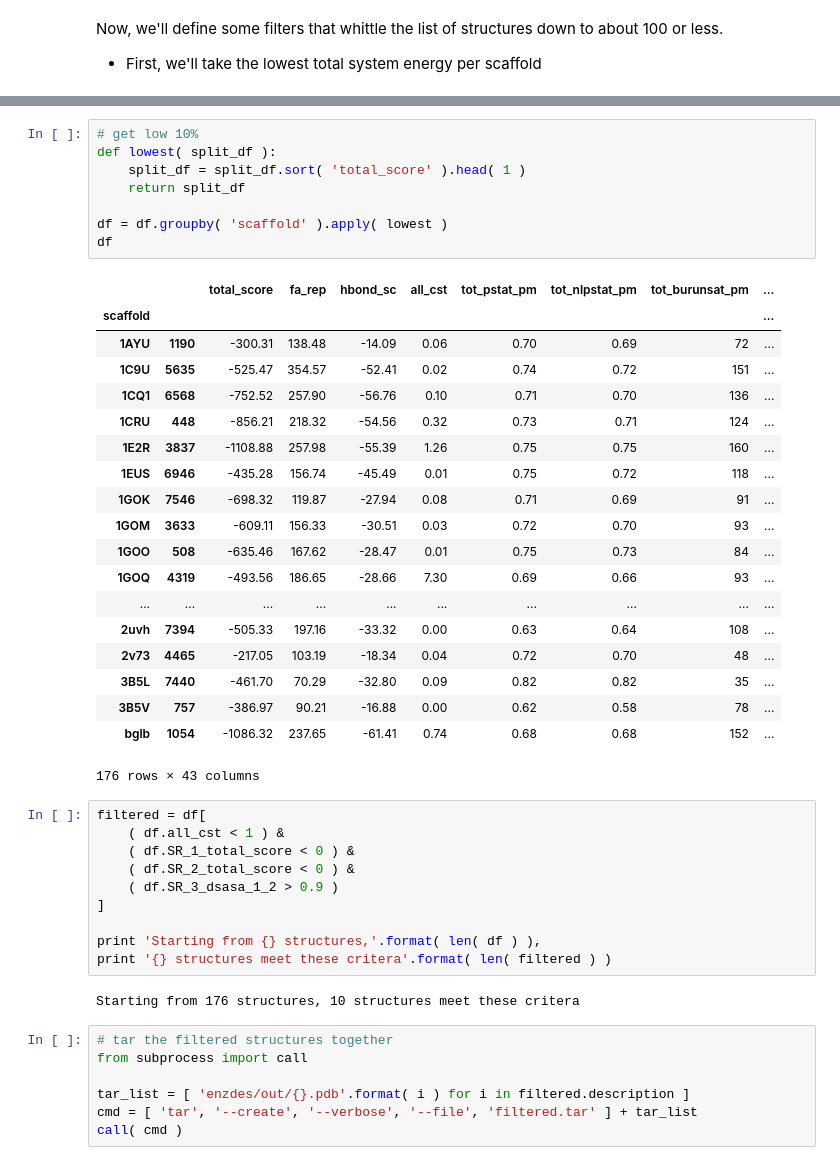
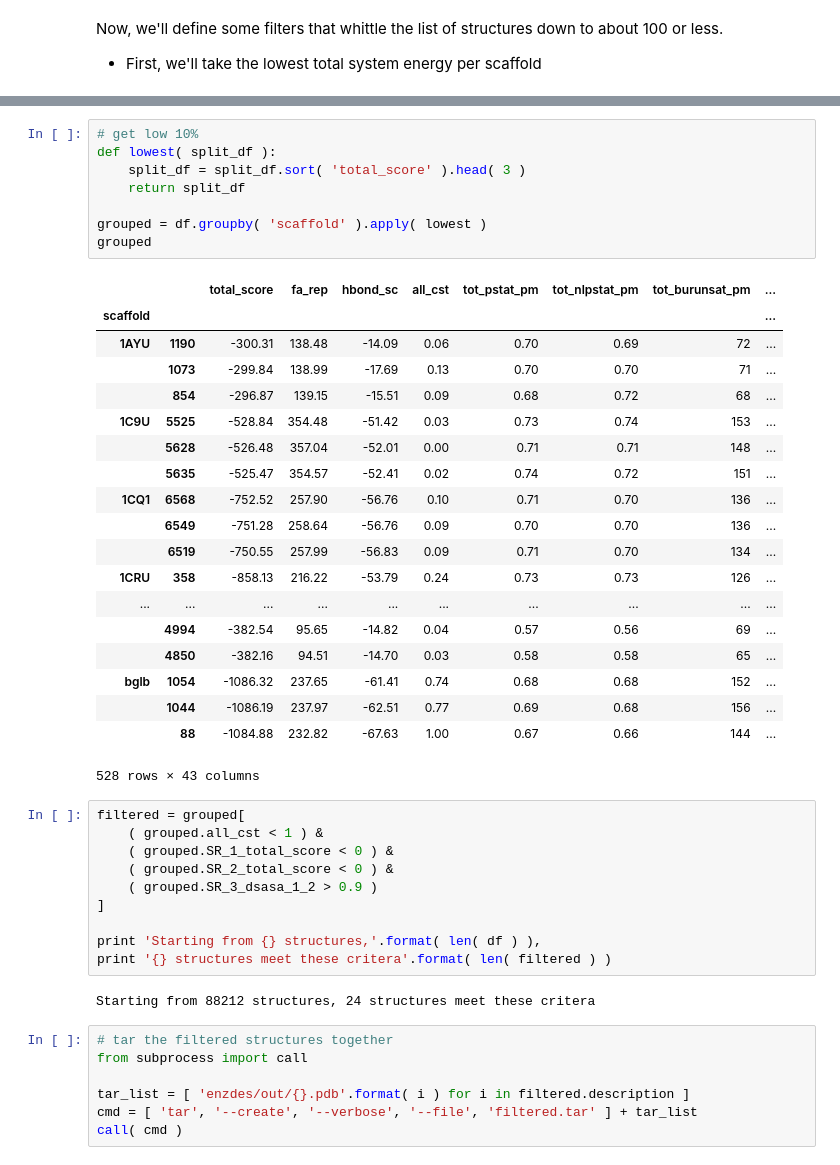
Before and after one commit to dacarlin/dnh-aro, a Jupyter notebook: Untitled.ipynb, the cells around one changed output, grey strips where cells are left out. Drawn from its saved outputs; the diff is of its cells as text.

```diff
--- a/Untitled.ipynb
+++ b/Untitled.ipynb
@@ -251,43 +251,43 @@ array([[<matplotlib.axes._subplots.AxesSubplot object at 0x...>,
 # %%
 # get low 10%
 def lowest( split_df ):
-    split_df = split_df.sort( 'total_score' ).head( 1 )
+    split_df = split_df.sort( 'total_score' ).head( 3 )
     return split_df
 
-df = df.groupby( 'scaffold' ).apply( lowest )
-df
+grouped = df.groupby( 'scaffold' ).apply( lowest )
+grouped
 # %% [output]
 |  |  | total_score | fa_rep | hbond_sc | all_cst | tot_pstat_pm | tot_nlpstat_pm | tot_burunsat_pm | ... |
 | scaffold |  |  |  |  |  |  |  |  | ... |
 | 1AYU | 1190 | -300.31 | 138.48 | -14.09 | 0.06 | 0.70 | 0.69 | 72 | ... |
-| 1C9U | 5635 | -525.47 | 354.57 | -52.41 | 0.02 | 0.74 | 0.72 | 151 | ... |
+|  | 1073 | -299.84 | 138.99 | -17.69 | 0.13 | 0.70 | 0.70 | 71 | ... |
+|  | 854 | -296.87 | 139.15 | -15.51 | 0.09 | 0.68 | 0.72 | 68 | ... |
+| 1C9U | 5525 | -528.84 | 354.48 | -51.42 | 0.03 | 0.73 | 0.74 | 153 | ... |
+|  | 5628 | -526.48 | 357.04 | -52.01 | 0.00 | 0.71 | 0.71 | 148 | ... |
+|  | 5635 | -525.47 | 354.57 | -52.41 | 0.02 | 0.74 | 0.72 | 151 | ... |
 | 1CQ1 | 6568 | -752.52 | 257.90 | -56.76 | 0.10 | 0.71 | 0.70 | 136 | ... |
-| 1CRU | 448 | -856.21 | 218.32 | -54.56 | 0.32 | 0.73 | 0.71 | 124 | ... |
-| 1E2R | 3837 | -1108.88 | 257.98 | -55.39 | 1.26 | 0.75 | 0.75 | 160 | ... |
-| 1EUS | 6946 | -435.28 | 156.74 | -45.49 | 0.01 | 0.75 | 0.72 | 118 | ... |
-| 1GOK | 7546 | -698.32 | 119.87 | -27.94 | 0.08 | 0.71 | 0.69 | 91 | ... |
-| 1GOM | 3633 | -609.11 | 156.33 | -30.51 | 0.03 | 0.72 | 0.70 | 93 | ... |
-| 1GOO | 508 | -635.46 | 167.62 | -28.47 | 0.01 | 0.75 | 0.73 | 84 | ... |
-| 1GOQ | 4319 | -493.56 | 186.65 | -28.66 | 7.30 | 0.69 | 0.66 | 93 | ... |
+|  | 6549 | -751.28 | 258.64 | -56.76 | 0.09 | 0.70 | 0.70 | 136 | ... |
+|  | 6519 | -750.55 | 257.99 | -56.83 | 0.09 | 0.71 | 0.70 | 134 | ... |
+| 1CRU | 358 | -858.13 | 216.22 | -53.79 | 0.24 | 0.73 | 0.73 | 126 | ... |
 | ... | ... | ... | ... | ... | ... | ... | ... | ... | ... |
-| 2uvh | 7394 | -505.33 | 197.16 | -33.32 | 0.00 | 0.63 | 0.64 | 108 | ... |
-| 2v73 | 4465 | -217.05 | 103.19 | -18.34 | 0.04 | 0.72 | 0.70 | 48 | ... |
-| 3B5L | 7440 | -461.70 | 70.29 | -32.80 | 0.09 | 0.82 | 0.82 | 35 | ... |
-| 3B5V | 757 | -386.97 | 90.21 | -16.88 | 0.00 | 0.62 | 0.58 | 78 | ... |
+|  | 4994 | -382.54 | 95.65 | -14.82 | 0.04 | 0.57 | 0.56 | 69 | ... |
+|  | 4850 | -382.16 | 94.51 | -14.70 | 0.03 | 0.58 | 0.58 | 65 | ... |
 | bglb | 1054 | -1086.32 | 237.65 | -61.41 | 0.74 | 0.68 | 0.68 | 152 | ... |
+|  | 1044 | -1086.19 | 237.97 | -62.51 | 0.77 | 0.69 | 0.68 | 156 | ... |
+|  | 88 | -1084.88 | 232.82 | -67.63 | 1.00 | 0.67 | 0.66 | 144 | ... |
-176 rows × 43 columns
+528 rows × 43 columns
 # %%
-filtered = df[
-    ( df.all_cst < 1 ) &
-    ( df.SR_1_total_score < 0 ) &
-    ( df.SR_2_total_score < 0 ) &
-    ( df.SR_3_dsasa_1_2 > 0.9 )
+filtered = grouped[
+    ( grouped.all_cst < 1 ) &
+    ( grouped.SR_1_total_score < 0 ) &
+    ( grouped.SR_2_total_score < 0 ) &
+    ( grouped.SR_3_dsasa_1_2 > 0.9 )
 ]
 
 print 'Starting from {} structures,'.format( len( df ) ),
 print '{} structures meet these critera'.format( len( filtered ) )
 # %% [output]
-Starting from 176 structures, 10 structures meet these critera
+Starting from 88212 structures, 24 structures meet these critera
 # %%
 # tar the filtered structures together
 from subprocess import call
```
Also changed, not shown: parts of 8 cells of this notebook, 2 other files.
